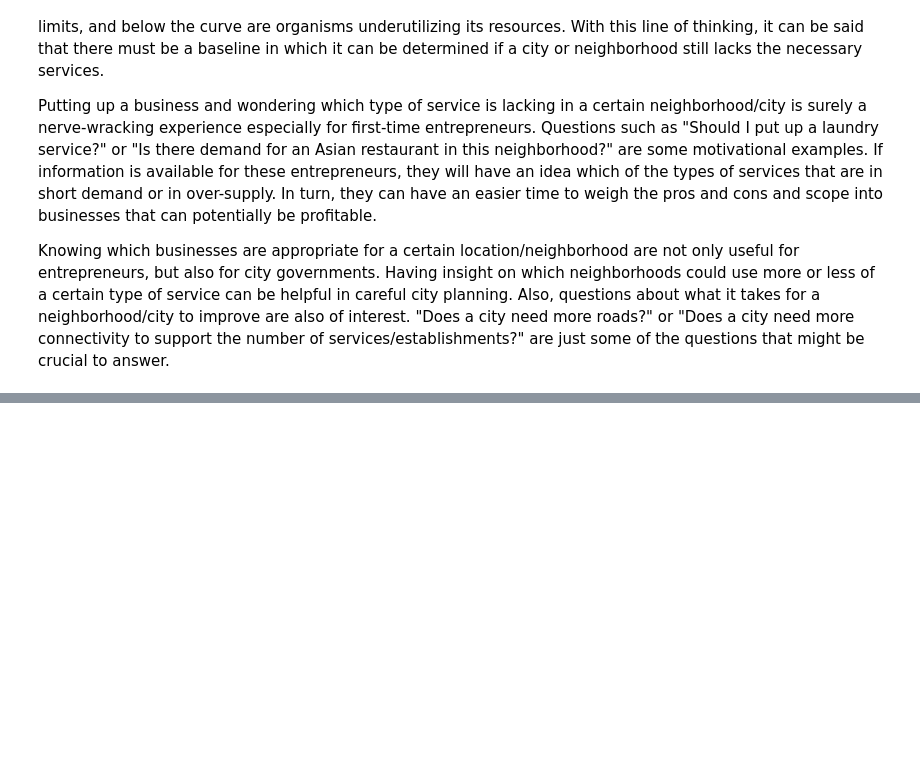
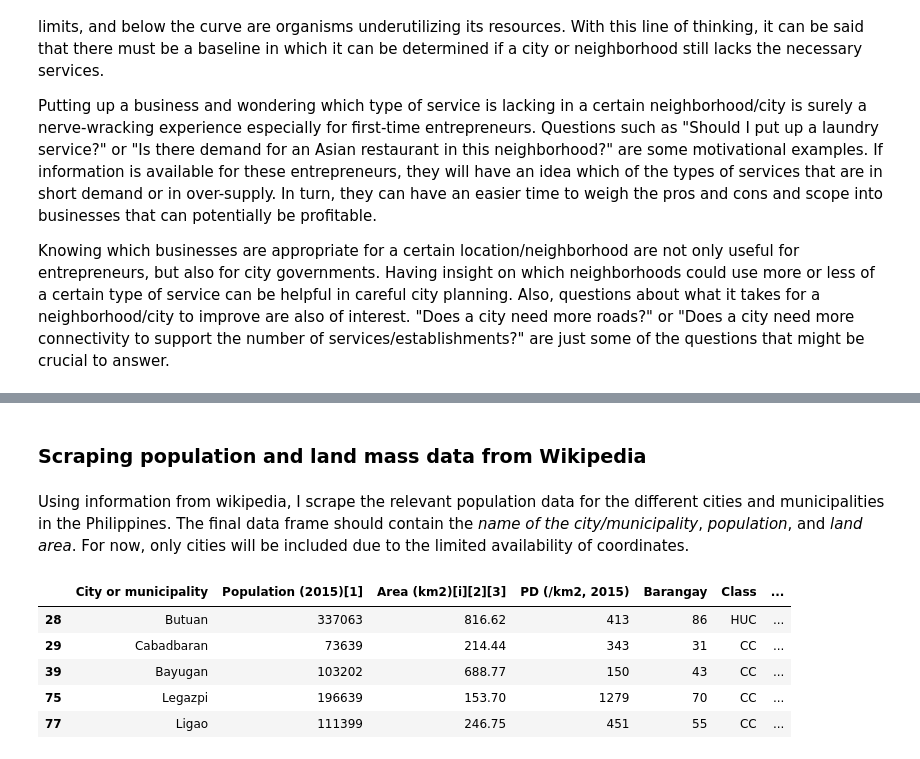
Before and after one commit to aldencabajar/coursera_capstone, a Jupyter notebook: capstone_project_notebook .ipynb, the cells around one changed output, grey strips where cells are left out. Drawn from its saved outputs; the diff is of its cells as text; code cells hidden in the pictures; blank space fills up the shorter version.

```diff
--- a/capstone_project_notebook .ipynb
+++ b/capstone_project_notebook .ipynb
@@ -39,0 +57,4 @@ Hello Capston project course!
+# %% [markdown]
+### Scraping population and land mass data from Wikipedia
+# %% [markdown]
+Using information from wikipedia, I scrape the relevant population data for the different cities and municipalities in the Philippines. The final data frame should contain the *name of the city/municipality*, *population*, and *land area*. For now, only cities will be included due to the limited availability of coordinates.
@@ -39,0 +64,9 @@ Hello Capston project course!
+# %%
+popTable.head()
+# %% [output]
+|  | City or municipality | Population (2015)[1] | Area (km2)[i][2][3] | PD (/km2, 2015) | Barangay | Class | ... |
+| 28 | Butuan | 337063 | 816.62 | 413 | 86 | HUC | ... |
+| 29 | Cabadbaran | 73639 | 214.44 | 343 | 31 | CC | ... |
+| 39 | Bayugan | 103202 | 688.77 | 150 | 43 | CC | ... |
+| 75 | Legazpi | 196639 | 153.70 | 1279 | 70 | CC | ... |
+| 77 | Ligao | 111399 | 246.75 | 451 | 55 | CC | ... |
```
Also changed, not shown: parts of 23 cells of this notebook.
